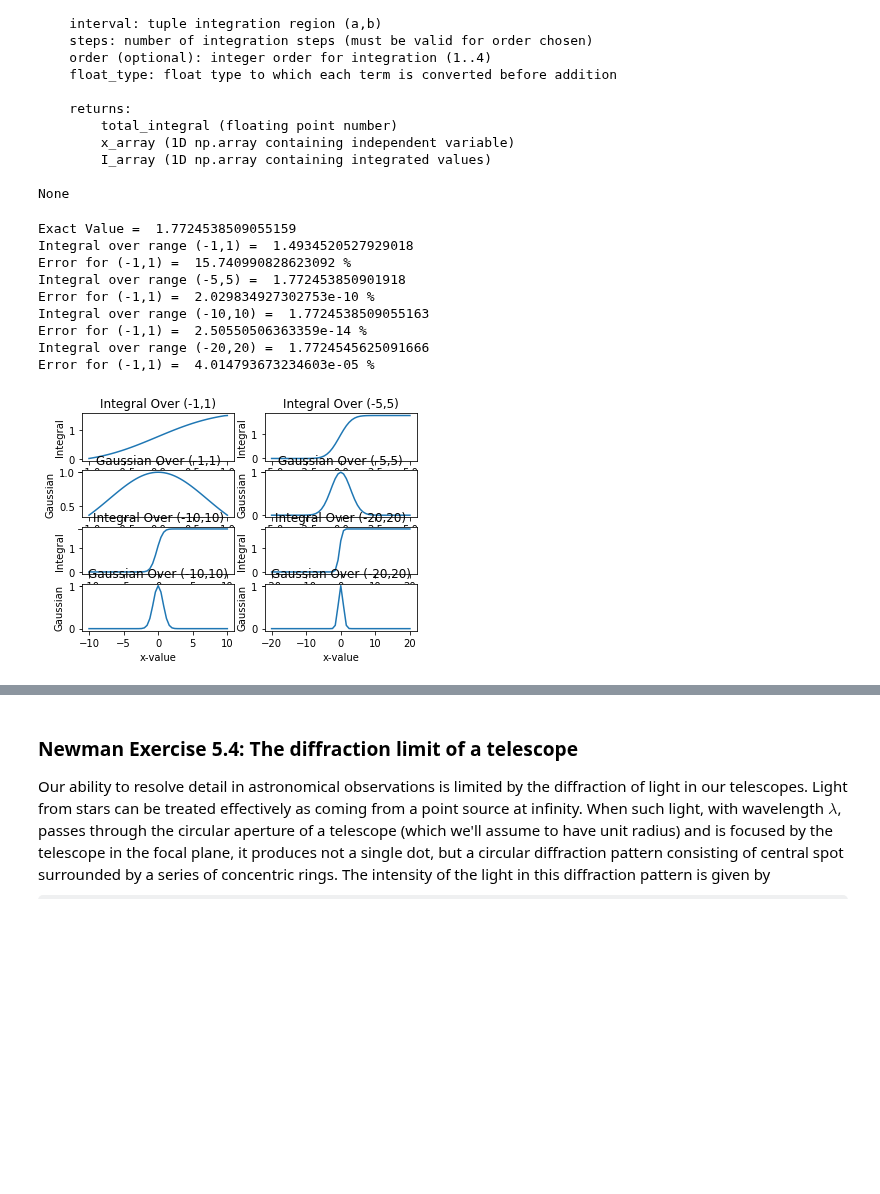
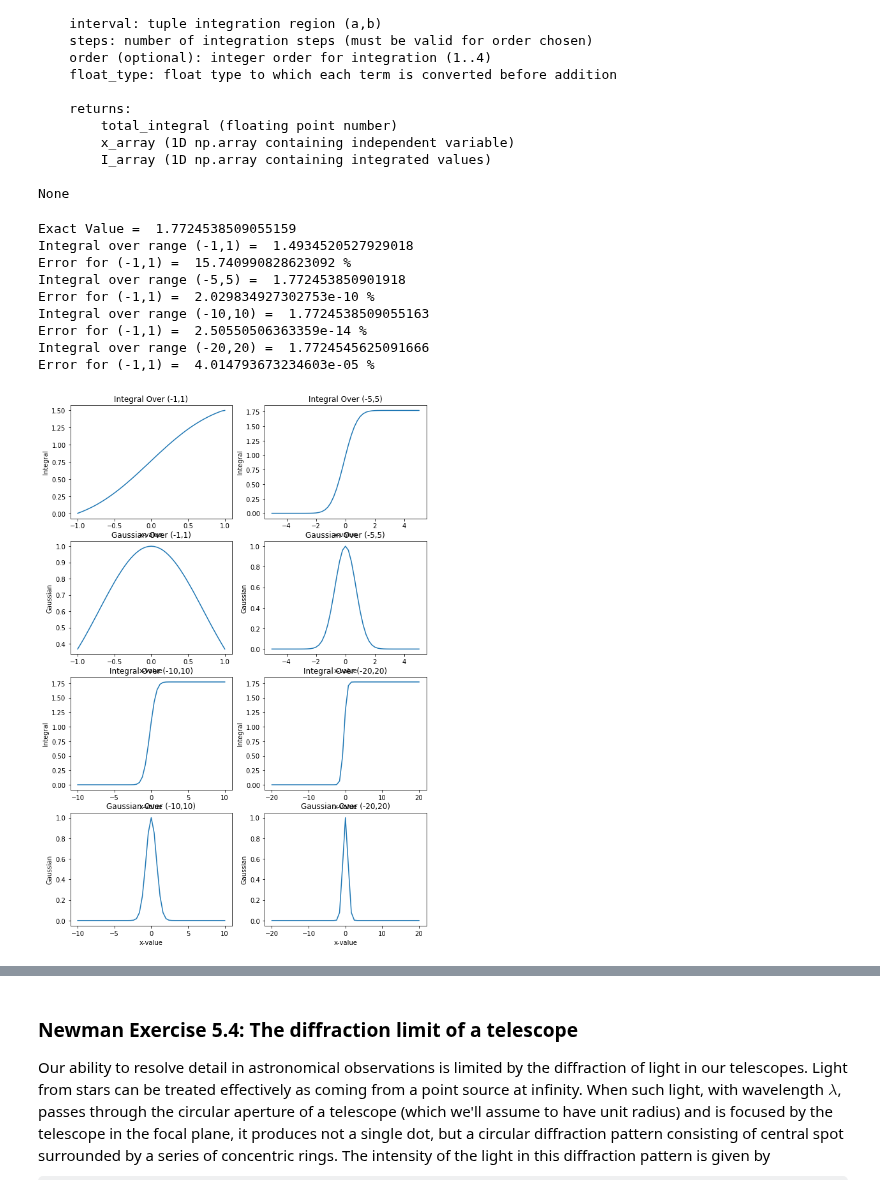
Before and after one commit to aMartin6/Labs, a Jupyter notebook: Lab4/Lab4.ipynb, the cells around one changed output, grey strips where cells are left out. Drawn from its saved outputs; the diff is of its cells as text; code cells hidden in the pictures; some formulas as TeX source; blank space fills up the shorter version.

```diff
--- a/Lab4/Lab4.ipynb
+++ b/Lab4/Lab4.ipynb
@@ -245,6 +245,7 @@ print("Integral over range (-20,20) = ", values20)
 print("Error for (-1,1) = ", errors20, "%")
 
 # Plots the integral and the gaussian of each range
+plt.figure(figsize = (10,15)) # Resizes plot so that it's legible
 ax = plt.subplot(4,2,1)
 plt.plot(x_array1, I_array1)
 plt.title("Integral Over (-1,1)")
@@ -277,31 +278,31 @@ plt.ylabel("Integral")
 
 ax = plt.subplot(4,2,6)
 plt.plot(x_array20, I_array20)
 plt.title("Integral Over (-20,20)")
 plt.xlabel("x-value")
 plt.ylabel("Integral")
 
 ax = plt.subplot(4,2,7)
 plt.plot(x_array10, fx10)
 plt.title("Gaussian Over (-10,10)")
 plt.xlabel("x-value")
 plt.ylabel("Gaussian")
 
 ax = plt.subplot(4,2,8)
 plt.plot(x_array20, fx20)
 plt.title("Gaussian Over (-20,20)")
 plt.xlabel("x-value")
 plt.ylabel("Gaussian")
 
 plt.show()
 # %% [output]
 Exact Value =  1.7724538509055159
 Integral over range (-1,1) =  1.4934520527929018
 Error for (-1,1) =  15.740990828623092 %
 Integral over range (-5,5) =  1.772453850901918
 Error for (-1,1) =  2.029834927302753e-10 %
 Integral over range (-10,10) =  1.7724538509055163
 Error for (-1,1) =  2.50550506363359e-14 %
 Integral over range (-20,20) =  1.7724545625091666
 Error for (-1,1) =  4.014793673234603e-05 %
-[figure, old version]
+[figure, new version]
```
Also changed, not shown: parts of 7 cells of this notebook.
